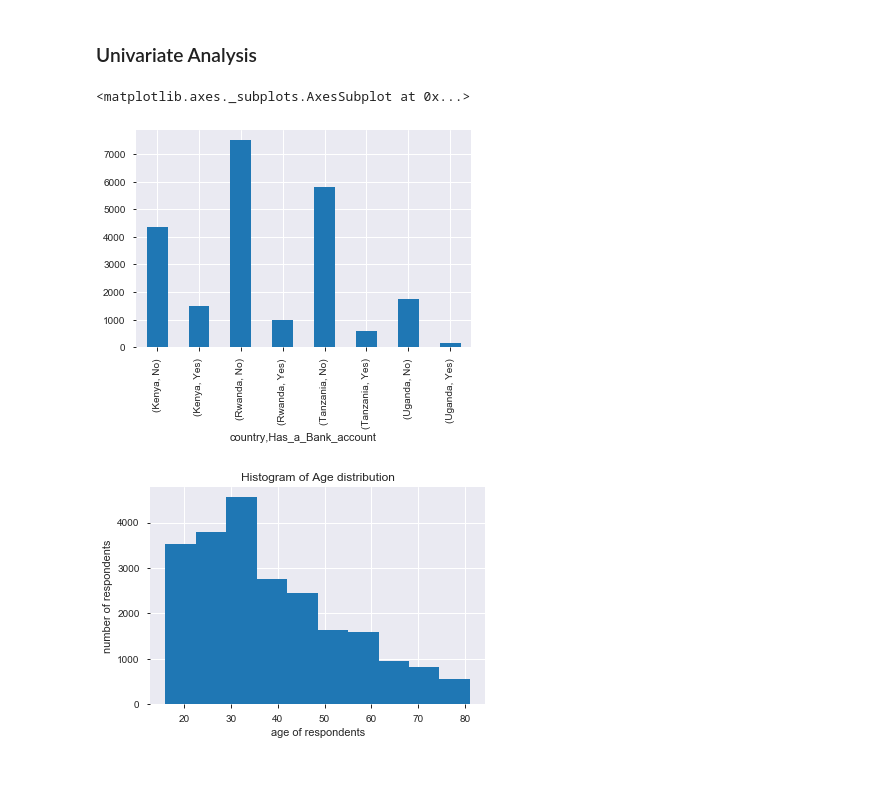
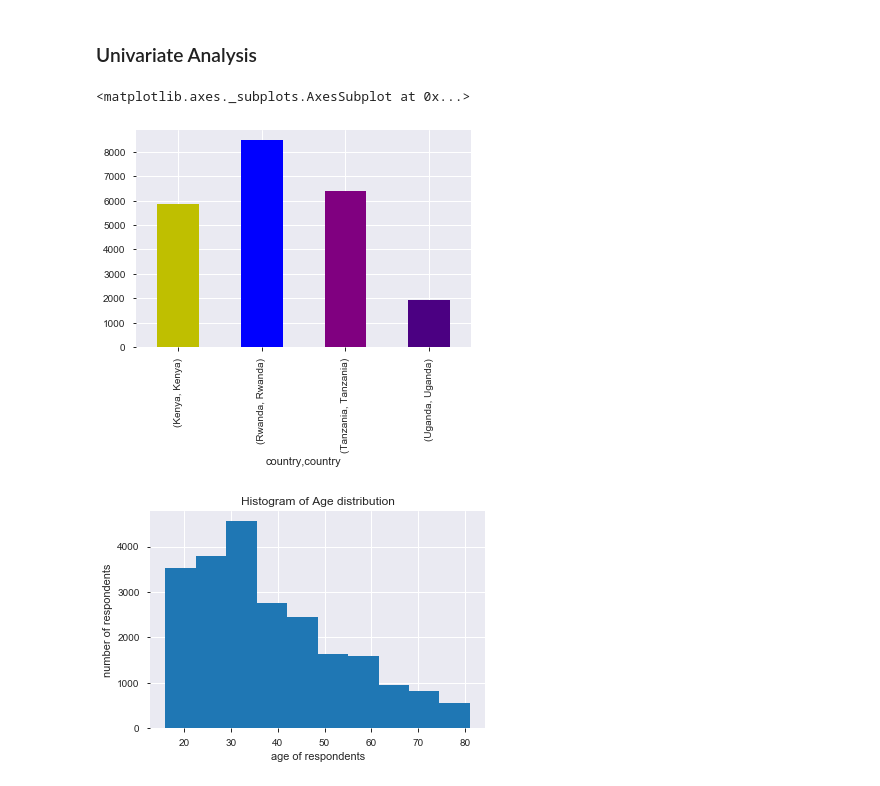
Before and after one commit to cap-blurr/Financial_inclusion_prediction, a Jupyter notebook: Fin_access.ipynb, the cells around one changed output. Drawn from its saved outputs; the diff is of its cells as text; code cells hidden in the pictures.

```diff
--- a/Fin_access.ipynb
+++ b/Fin_access.ipynb
@@ -235,10 +240,11 @@ df.head()
 ### Univariate Analysis
 # %%
 #plotting a bar graph of participants with and without bank accounts grouped by country
-df.groupby('country')['Has_a_Bank_account'].value_counts().plot.bar()
+colors = ['y','b','purple','indigo']
+df.groupby('country')['country'].value_counts().plot.bar(color = colors)
 # %% [output]
 <matplotlib.axes._subplots.AxesSubplot at 0x...>
-[figure, old version]
+[figure, new version]
 # %%
 #plotting histogram of age distribution in the dataset
 plt.hist(df['Respondent_Age'],bins= 10)
```
Also changed, not shown: parts of 20 cells of this notebook.
